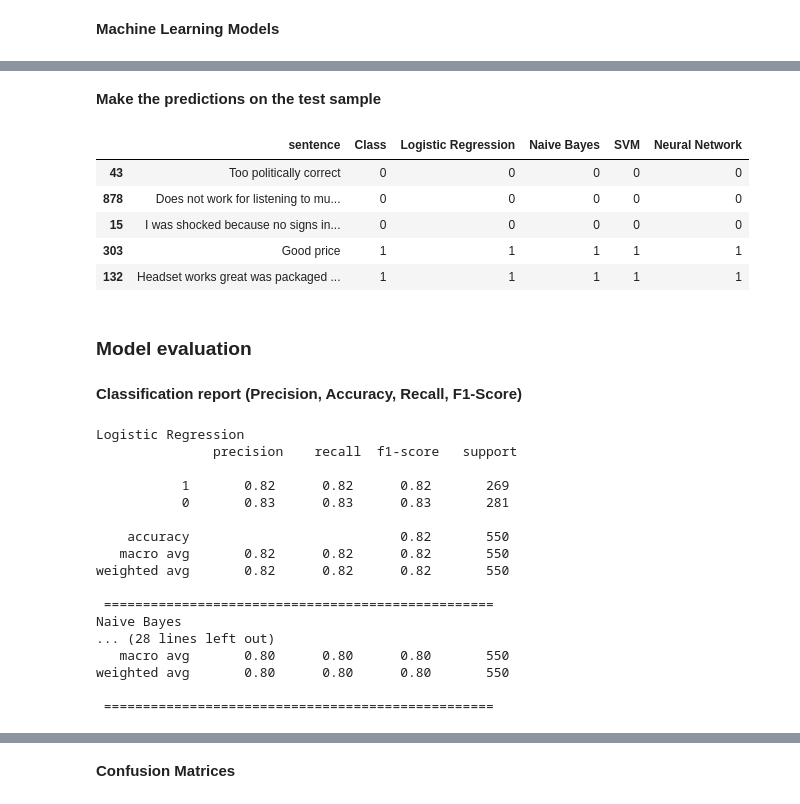
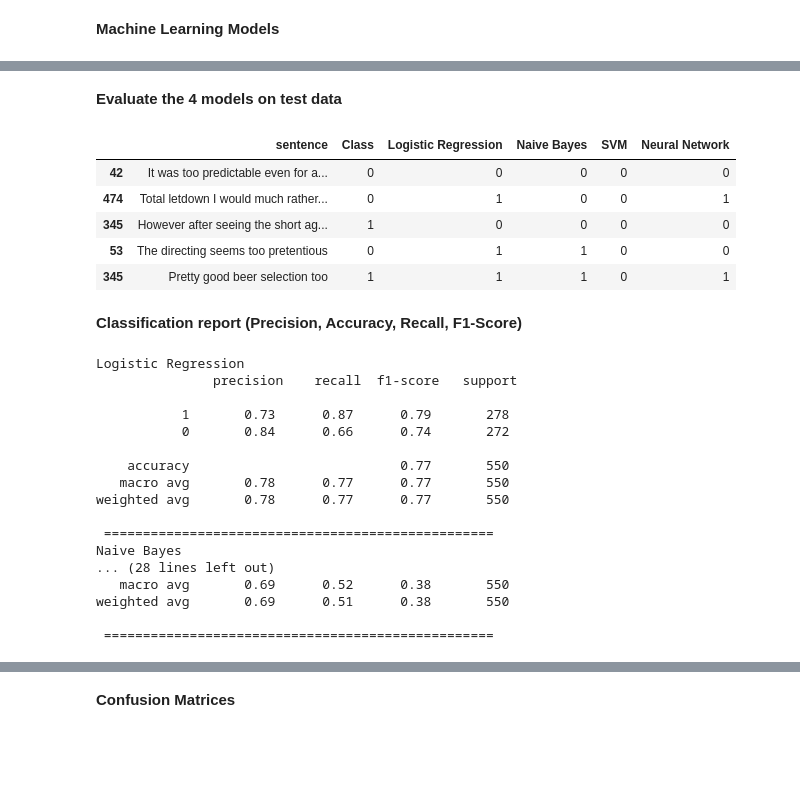
Before and after one commit to rcruzgar/machine_learning, a Jupyter notebook: sentiment_movies/sentiment_movies.ipynb, the cells around one changed output, grey strips where cells are left out. Cells and saved outputs as stored; diff of their text form; code cells hidden in the pictures; blank space fills up the shorter version.

```diff
--- a/sentiment_movies/sentiment_movies.ipynb
+++ b/sentiment_movies/sentiment_movies.ipynb
@@ -68,7 +82,8 @@ Name: Class, dtype: int64
 # %% [markdown]
 **Train and Test sets**
 # %%
-train_data, test_data = train_test_split(together, train_size=0.8, random_state=0)
+train_data, test_data = train_test_split(together, train_size=0.8,
+                                         random_state=100, shuffle=True)
 print(train_data.shape)
 print(test_data.shape)
 train_data.head()
@@ -127,0 +124,31 @@ plt.show()
+# %%
+# CountVectorizer() converts
+# text documents to a matrix of token counts
+
+# Unigram vectorizer, since bigram increases too much
+# the sample, and the improvement is not significant
+# (it actually penalizes the Logistic Regression, not shown)
+vectorizer = CountVectorizer(ngram_range=(1, 1))
+
+# Select the columns and prepare data for the models
+X_train = vectorizer.fit_transform(train_data['sentence'])
+y_train = train_data['Class']
+
+X_test = vectorizer.transform(test_data['sentence'])
+y_test = test_data['Class']
+
+# TF-IDF
+# Weights the number of words
+# of each sentence: nr_words/total_words
+# Also reduce the weight of common words
+tfidf_transformer = TfidfTransformer()
+X_train_tfidf = tfidf_transformer.fit_transform(X_train)
+X_test_tfidf = tfidf_transformer.transform(X_test)
+
+X_train_tfidf.shape
+
+# A further analysis would include removing
+# a specific list of stop words
+
+# Also trying different options: uni/bi-gram vectorizer
+# or uni/bi-gram tf-idf for validation
@@ -161,47 +218,42 @@ Elapsed time Support Vector Machine:  0.745 s
 # %% [markdown]
-**Make the predictions on the test sample**
+**Evaluate the 4 models on test data**
 # %%
-# Define a dataframe for the predictions
+# Define a dataframe for evaluation
 df2 = test_data.copy()
 
-df2['Logistic Regression'] = lr.predict(X_test_tfidf)
-df2['Naive Bayes'] = nb.predict(X_test_tfidf)
-df2['SVM'] = svm.predict(X_test_tfidf)
-df2['Neural Network'] = nn.predict(X_test_tfidf)
+df2['Logistic Regression'] = lr.predict(X_test)
+df2['Naive Bayes'] = nb.predict(X_test)
+df2['SVM'] = svm.predict(X_test)
+df2['Neural Network'] = nn.predict(X_test)
 df2.tail()
 # %% [output]
 |  | sentence | Class | Logistic Regression | Naive Bayes | SVM | Neural Network |
-| 43 | Too politically correct | 0 | 0 | 0 | 0 | 0 |
-| 878 | Does not work for listening to mu... | 0 | 0 | 0 | 0 | 0 |
-| 15 | I was shocked because no signs in... | 0 | 0 | 0 | 0 | 0 |
-| 303 | Good price | 1 | 1 | 1 | 1 | 1 |
-| 132 | Headset works great was packaged ... | 1 | 1 | 1 | 1 | 1 |
+| 42 | It was too predictable even for a... | 0 | 0 | 0 | 0 | 0 |
+| 474 | Total letdown I would much rather... | 0 | 1 | 0 | 0 | 1 |
+| 345 | However after seeing the short ag... | 1 | 0 | 0 | 0 | 0 |
+| 53 | The directing seems too pretentious | 0 | 1 | 1 | 0 | 0 |
+| 345 | Pretty good beer selection too | 1 | 1 | 1 | 0 | 1 |
-# %% [markdown]
-### **Model evaluation**
 # %% [markdown]
 **Classification report (Precision, Accuracy, Recall, F1-Score)**
 # %%
-dic_ml = ['Logistic Regression', 'Naive Bayes', 'SVM', 'Neural Network']
-
-for ml in dic_ml:
-  acc = accuracy_score(y_test, df2[ml], normalize=True)
+for ml in models:
   cl_report = classification_report(y_test, df2[ml], labels=[1, 0])
   print(ml, '\n', cl_report, '\n', '='*50)
 # %% [output]
 Logistic Regression
                precision    recall  f1-score   support
 
-           1       0.82      0.82      0.82       269
-           0       0.83      0.83      0.83       281
+           1       0.73      0.87      0.79       278
+           0       0.84      0.66      0.74       272
 
-    accuracy                           0.82       550
-   macro avg       0.82      0.82      0.82       550
-weighted avg       0.82      0.82      0.82       550
+    accuracy                           0.77       550
+   macro avg       0.78      0.77      0.77       550
+weighted avg       0.78      0.77      0.77       550
 
  ==================================================
 Naive Bayes
 ... (28 lines left out)
-   macro avg       0.80      0.80      0.80       550
-weighted avg       0.80      0.80      0.80       550
+   macro avg       0.69      0.52      0.38       550
+weighted avg       0.69      0.51      0.38       550
 
  ==================================================
```
Also changed, not shown: parts of 23 cells of this notebook.
